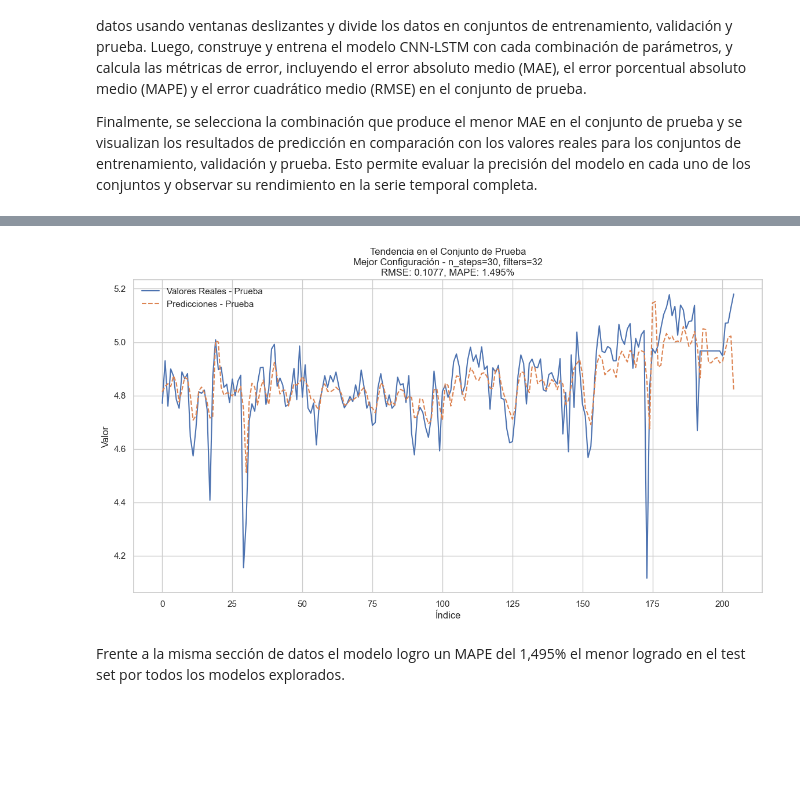
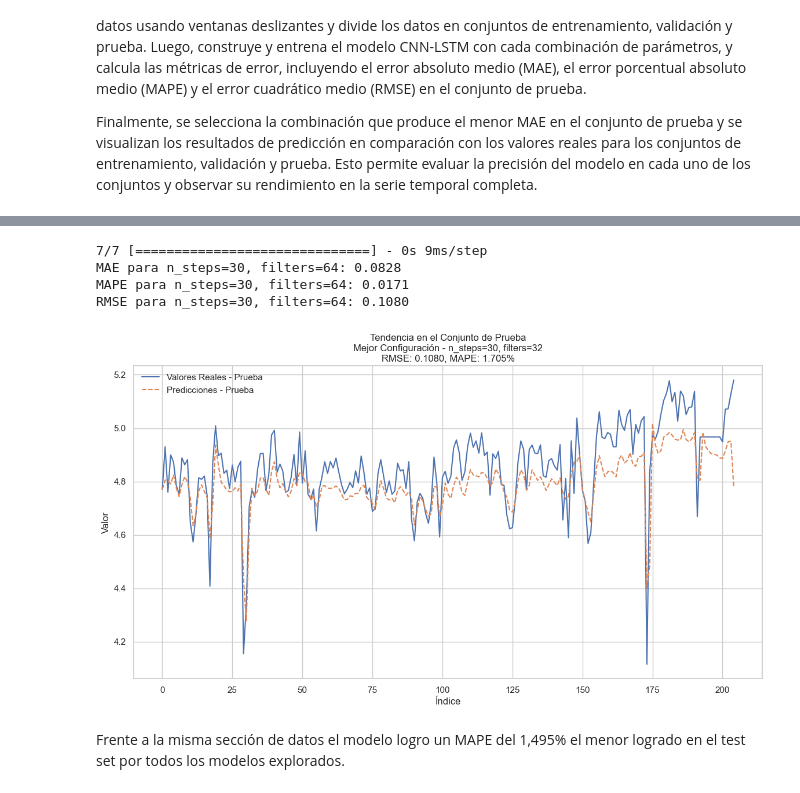
Before and after one commit to cjcamargo/ST_0924, a Jupyter notebook: _sources/notebooks.ipynb, the cells around one changed output, grey strips where cells are left out. Saved outputs shown, nothing was run; the diff lists cells and outputs as text; code cells hidden in the pictures; blank space fills up the shorter version.

```diff
--- a/_sources/notebooks.ipynb
+++ b/_sources/notebooks.ipynb
@@ -1054,0 +1140,2 @@ plot_results(model2, X_train, y_train, X_val, y_val, X_test, y_test, title='Mode
+# %%
+y_test_pred = model2.predict(X_test)
@@ -1461,7 +1631,7 @@ lstm_layer1 = LSTM(50, return_sequences=True)(input_layer)
 lstm_layer2 = LSTM(50, return_sequences=False)(lstm_layer1)
 
 # Capa Dropout con probabilidad de 0.2
-dropout_layer = Dropout(0.2)(lstm_layer2)
+dropout_layer = Dropout(0.32)(lstm_layer2)
 
 # Capa de salida con 1 neurona (para regresión)
 output_layer = Dense(1, activation='linear')(dropout_layer)
@@ -1499,5 +1678,5 @@ Este modelo está diseñado para manejar secuencias de series temporales, donde
 # %%
-history = model_lstm.fit(X_train, y_train, epochs=100, batch_size=32, validation_split=0.1, verbose=0)
+history = model_lstm.fit(X_train, y_train, epochs=100, batch_size=32, validation_data=(X_val, y_val), verbose=0)
 # %%
 import numpy as np
 from sklearn.preprocessing import MinMaxScaler
@@ -1689,7 +1945,7 @@ for n_steps in n_steps_list:
         model.compile(optimizer=Adam(learning_rate=0.001), loss='mae')
 
         # Entrenar el modelo
-        history = model.fit(X_train, y_train, epochs=100, batch_size=32, validation_data=(X_val, y_val), verbose=0)
+        history = model.fit(X_train, y_train, epochs=150, batch_size=32, validation_data=(X_val, y_val), verbose=0)
 
         # Predicciones para cada conjunto
         y_train_pred = model.predict(X_train)
@@ -1708,9 +1964,9 @@ for n_steps in n_steps_list:
         y_test_pred_inv = np.roll(y_test_pred_inv, shift=-1)
 
         # Calcular MAE, MAPE y RMSE en el conjunto de prueba
-        mae = mean_absolute_error(y_test_inv, y_test_pred_inv)
-        mape = mean_absolute_percentage_error(y_test_inv, y_test_pred_inv)
-        rmse = np.sqrt(mean_squared_error(y_test_inv, y_test_pred_inv))
+        mae = mean_absolute_error(y_val_inv, y_val_pred_inv)
+        mape = mean_absolute_percentage_error(y_val_inv, y_val_pred_inv)
+        rmse = np.sqrt(mean_squared_error(y_val_inv, y_val_pred_inv))
         print(f"MAE para n_steps={n_steps}, filters={filters}: {mae:.4f}")
 
         # Almacenar los resultados
@@ -1771,15 +2035,41 @@ Finalmente, se selecciona la combinación que produce el menor MAE en el conjunt
+# %%
+from sklearn.metrics import mean_absolute_error, mean_absolute_percentage_error, mean_squared_error
+import numpy as np
+
+# Predicciones para cada conjunto
+y_test_pred = model.predict(X_test)
+
+# Desescalar las predicciones y los valores reales
+y_test_inv = scaler.inverse_transform(y_test.reshape(-1, 1))
+y_test_pred_inv = scaler.inverse_transform(y_test_pred.reshape(-1, 1))
+
+# Alinear las predicciones con los valores reales desplazando si es necesario
+y_test_pred_inv = np.roll(y_test_pred_inv, shift=-1)
+# Calcular MAE, MAPE y RMSE en el conjunto de validación
+mae = mean_absolute_error(y_test_inv, y_test_pred_inv)
+mape = mean_absolute_percentage_error(y_test_inv, y_test_pred_inv)
+rmse = np.sqrt(mean_squared_error(y_test_inv, y_test_pred_inv))
+
+print(f"MAE para n_steps={n_steps}, filters={filters}: {mae:.4f}")
+print(f"MAPE para n_steps={n_steps}, filters={filters}: {mape:.4f}")
+print(f"RMSE para n_steps={n_steps}, filters={filters}: {rmse:.4f}")
+# %% [output]
+7/7 [==============================] - 0s 9ms/step
+MAE para n_steps=30, filters=64: 0.0828
+MAPE para n_steps=30, filters=64: 0.0171
+RMSE para n_steps=30, filters=64: 0.1080
 # %%
 # Gráfico solo del conjunto de prueba (test) con valores reales y predicciones
 plt.figure(figsize=(14, 7))
 plt.plot(best_y_test_inv, label="Valores Reales - Prueba")
 plt.plot(best_y_test_pred_inv, label="Predicciones - Prueba", linestyle='dashed')
-plt.title(f"Tendencia en el Conjunto de Prueba\nMejor Configuración - n_steps={best_n_steps}, filters={best_filters}\nRMSE: {best_rmse:.4f}, MAPE: {best_mape:.3%}")
+plt.title(f"Tendencia en el Conjunto de Prueba\nMejor Configuración - n_steps={best_n_steps}, filters={best_filters}\nRMSE: {rmse:.4f}, MAPE: {mape:.3%}")
 plt.xlabel("Índice")
 plt.ylabel("Valor")
 plt.legend()
 plt.show()
 # %% [output]
-[figure, old version]
+[figure, new version]
 # %% [markdown]
 Frente a la misma sección de datos el modelo logro un MAPE del 1,495% el menor logrado en el test set por todos los modelos explorados.
 # %%
```
Also changed, not shown: parts of 24 cells of this notebook, 25 other files.
